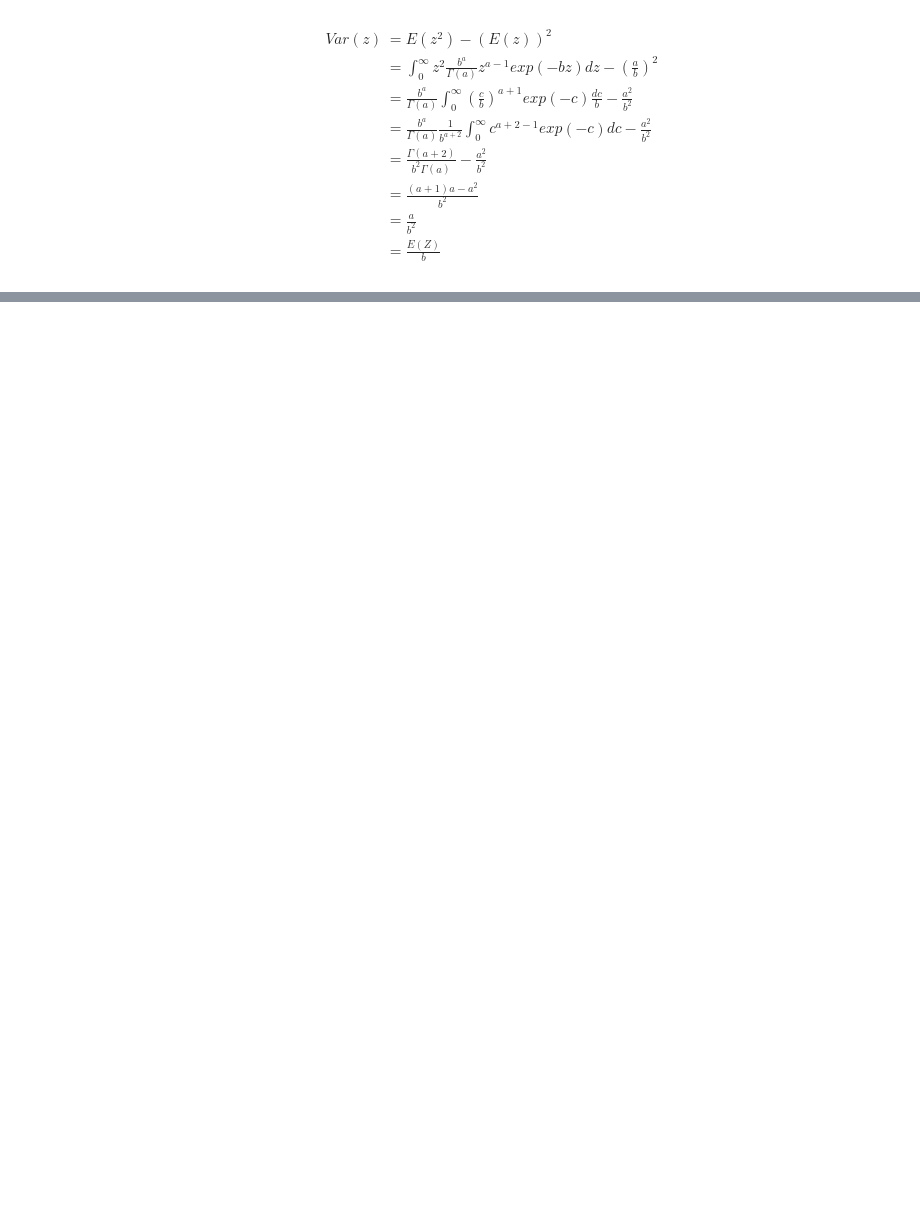
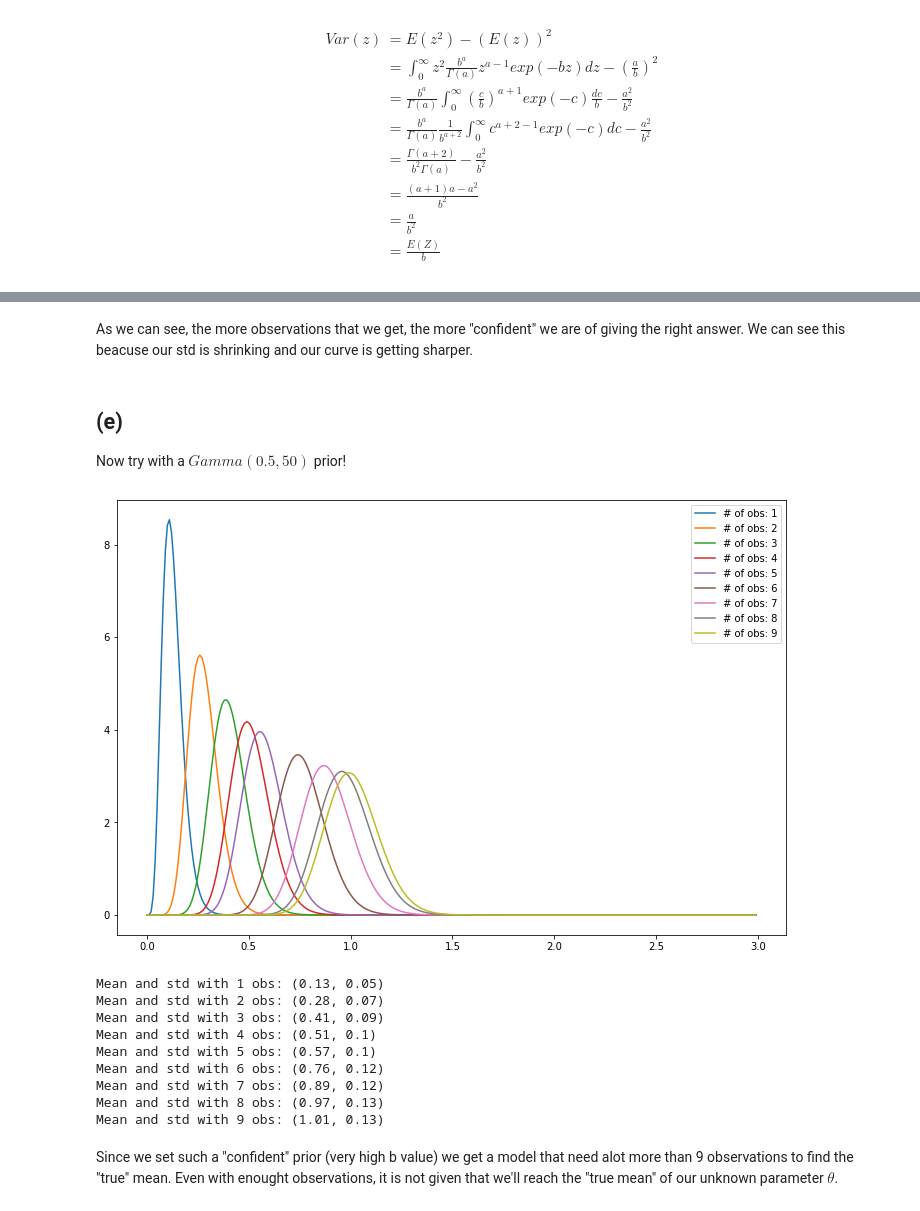
Before and after one commit to eirihoyh/STK4021_Applied_Bayesian_Analysis, a Jupyter notebook: Nils Collection Exercises/1 - Prior to Posterior with Poisson data.ipynb, the cells around one changed output, grey strips where cells are left out. Drawn from its saved outputs; the diff is of its cells as text; code cells hidden in the pictures; blank space fills up the shorter version.

```diff
--- a/Nils Collection Exercises/1 - Prior to Posterior with Poisson data.ipynb
+++ b/Nils Collection Exercises/1 - Prior to Posterior with Poisson data.ipynb
@@ -70,0 +162,46 @@ Notice that we did not use $f_marg(y)$ to find the posterior distribution. This
+# %% [markdown]
+As we can see, the more observations that we get, the more "confident" we are of giving the right answer. We can see this beacuse our std is shrinking and our curve is getting sharper.
+# %% [markdown]
+## (e)
+
+Now try with a $Gamma(0.5, 50)$ prior!
+# %%
+import scipy.stats as stats
+import matplotlib.pyplot as plt
+import numpy as np
+
+data = [6, 8, 7, 6, 4, 11, 8, 6, 3]
+a_prior, b_prior = 0.5, 50
+theta_val = np.arange(0, 3, 0.01)
+
+mean = []
+std = []
+
+plt.figure(figsize=(12,8))
+for i in range(len(data)):
+    n = len(data[:i+1])
+    a_new = a_prior + sum(data[:i+1])
+    b_new = b_prior + n
+    model = stats.gamma.pdf(x=theta_val, a=a_new, scale=1/b_new)
+    mean.append(stats.gamma.mean(a=a_new, scale=1/b_new))
+    std.append(stats.gamma.std(a=a_new, scale=1/b_new))
+    plt.plot(theta_val, model, label=f"# of obs: {i+1}")
+
+plt.legend()
+plt.show()
+
+for i, (m, s) in enumerate(zip(mean, std)):
+    print(f"Mean and std with {i+1} obs: {round(m, 2), round(s, 2)}")
+# %% [output]
+[figure, added]
+Mean and std with 1 obs: (0.13, 0.05)
+Mean and std with 2 obs: (0.28, 0.07)
+Mean and std with 3 obs: (0.41, 0.09)
+Mean and std with 4 obs: (0.51, 0.1)
+Mean and std with 5 obs: (0.57, 0.1)
+Mean and std with 6 obs: (0.76, 0.12)
+Mean and std with 7 obs: (0.89, 0.12)
+Mean and std with 8 obs: (0.97, 0.13)
+Mean and std with 9 obs: (1.01, 0.13)
+# %% [markdown]
+Since we set such a "confident" prior (very high b value) we get a model that need alot more than 9 observations to find the "true" mean. Even with enought observations, it is not given that we'll reach the "true mean" of our unknown parameter $\theta$.
```
Also changed, not shown: parts of 4 cells of this notebook.
